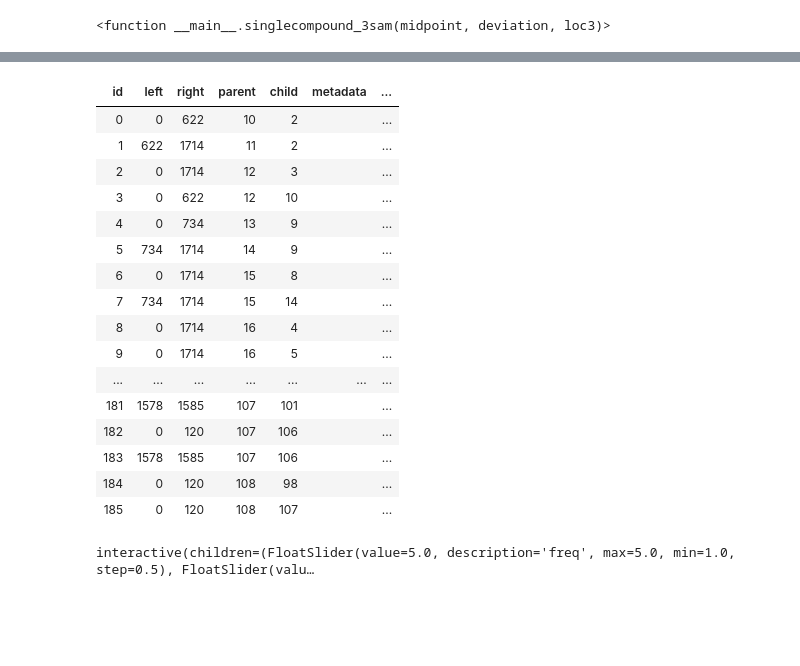
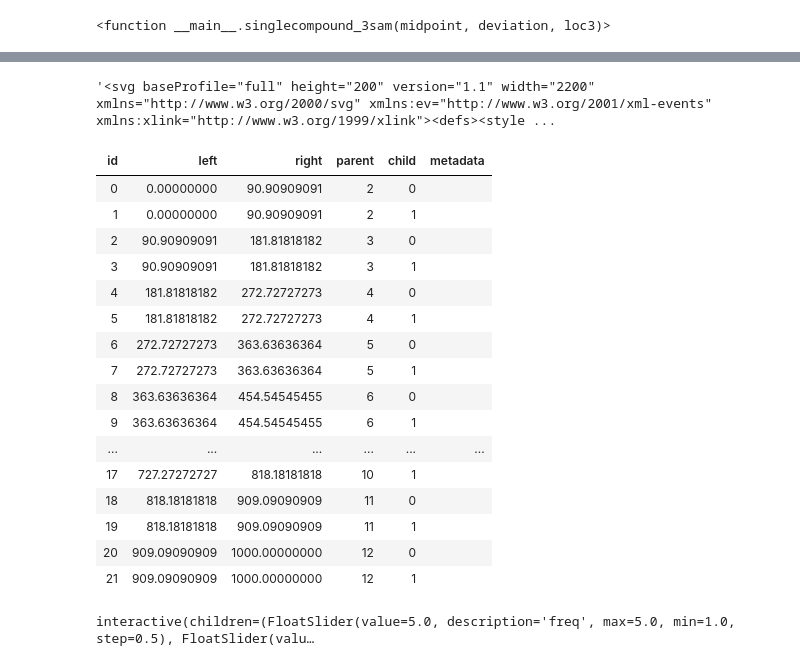
Before and after one commit to osmond-lab/sparg, a Jupyter notebook: Final 1/Toy_Examples.ipynb, the cells around one changed output, grey strips where cells are left out. Cells and saved outputs as stored; diff of their text form; code cells hidden in the pictures; blank space fills up the shorter version.

```diff
--- a/Final 1/Toy_Examples.ipynb
+++ b/Final 1/Toy_Examples.ipynb
@@ -751,16 +771,16 @@ def ts_stacked(x=0.25, n=1, seq_len = 1000 ):
     return ts_stacked.tree_sequence()
 
 
-# ts_stack = ts_stacked(x=10,n = 10)
-# ts_stack = ts_stack.rtrim()
-ts_stack = msprime.sim_ancestry(
-        samples=5,
-        recombination_rate=1e-7,
-        sequence_length=2_000,
-        population_size=10_000,
-        record_full_arg=True,
-        # random_seed=9203
-    )
+ts_stack = ts_stacked(x=10,n = 10)
+ts_stack = ts_stack.rtrim()
+# ts_stack = msprime.sim_ancestry(
+#         samples=5,
+#         recombination_rate=1e-7,
+#         sequence_length=2_000,
+#         population_size=10_000,
+#         record_full_arg=True,
+#         # random_seed=9203
+#     )
 
 tstables = ts_stack.dump_tables()
 loc_list = []
@@ -827,24 +829,28 @@ ax.legend()
 # %%
-ts.draw_svg()
-ts.tables.edges
+ts_stack = ts_stack.simplify()
+ts_stack.draw_svg()
 # %% [output]
-| id | left | right | parent | child | metadata | ... |
-| 0 | 0 | 622 | 10 | 2 |  | ... |
-| 1 | 622 | 1714 | 11 | 2 |  | ... |
-| 2 | 0 | 1714 | 12 | 3 |  | ... |
-| 3 | 0 | 622 | 12 | 10 |  | ... |
-| 4 | 0 | 734 | 13 | 9 |  | ... |
-| 5 | 734 | 1714 | 14 | 9 |  | ... |
-| 6 | 0 | 1714 | 15 | 8 |  | ... |
-| 7 | 734 | 1714 | 15 | 14 |  | ... |
-| 8 | 0 | 1714 | 16 | 4 |  | ... |
-| 9 | 0 | 1714 | 16 | 5 |  | ... |
-| ... | ... | ... | ... | ... | ... | ... |
-| 181 | 1578 | 1585 | 107 | 101 |  | ... |
-| 182 | 0 | 120 | 107 | 106 |  | ... |
-| 183 | 1578 | 1585 | 107 | 106 |  | ... |
-| 184 | 0 | 120 | 108 | 98 |  | ... |
-| 185 | 0 | 120 | 108 | 107 |  | ... |
+'<svg baseProfile="full" height="200" version="1.1" width="2200" xmlns="http://www.w3.org/2000/svg" xmlns:ev="http://www.w3.org/2001/xml-events" xmlns:xlink="http://www.w3.org/1999/xlink"><defs><style ...
+# %%
+ts_stack.tables.edges
+# %% [output]
+| id | left | right | parent | child | metadata |
+| 0 | 0.00000000 | 90.90909091 | 2 | 0 |  |
+| 1 | 0.00000000 | 90.90909091 | 2 | 1 |  |
+| 2 | 90.90909091 | 181.81818182 | 3 | 0 |  |
+| 3 | 90.90909091 | 181.81818182 | 3 | 1 |  |
+| 4 | 181.81818182 | 272.72727273 | 4 | 0 |  |
+| 5 | 181.81818182 | 272.72727273 | 4 | 1 |  |
+| 6 | 272.72727273 | 363.63636364 | 5 | 0 |  |
+| 7 | 272.72727273 | 363.63636364 | 5 | 1 |  |
+| 8 | 363.63636364 | 454.54545455 | 6 | 0 |  |
+| 9 | 363.63636364 | 454.54545455 | 6 | 1 |  |
+| ... | ... | ... | ... | ... | ... |
+| 17 | 727.27272727 | 818.18181818 | 10 | 1 |  |
+| 18 | 818.18181818 | 909.09090909 | 11 | 0 |  |
+| 19 | 818.18181818 | 909.09090909 | 11 | 1 |  |
+| 20 | 909.09090909 | 1000.00000000 | 12 | 0 |  |
+| 21 | 909.09090909 | 1000.00000000 | 12 | 1 |  |
 # %%
 from ipywidgets import interact, interactive, fixed, interact_manual
 import ipywidgets as widgets
```
Also changed, not shown: parts of 5 cells of this notebook.
